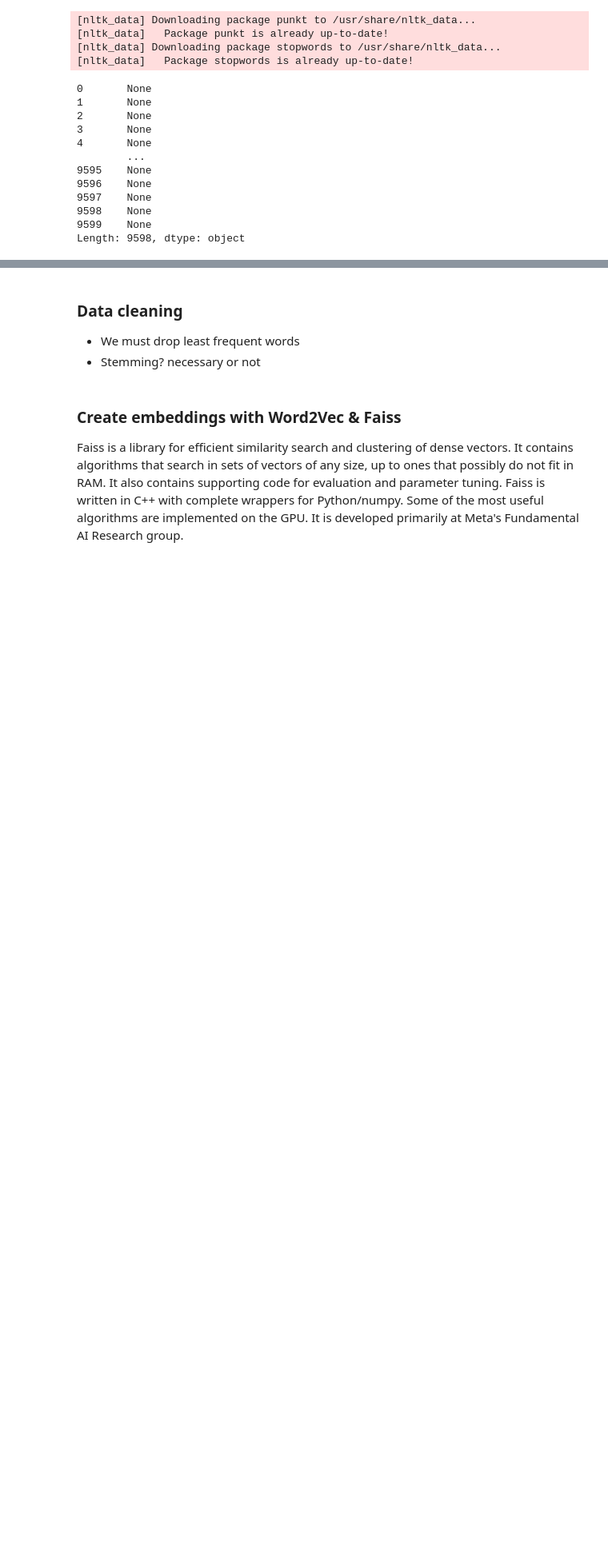
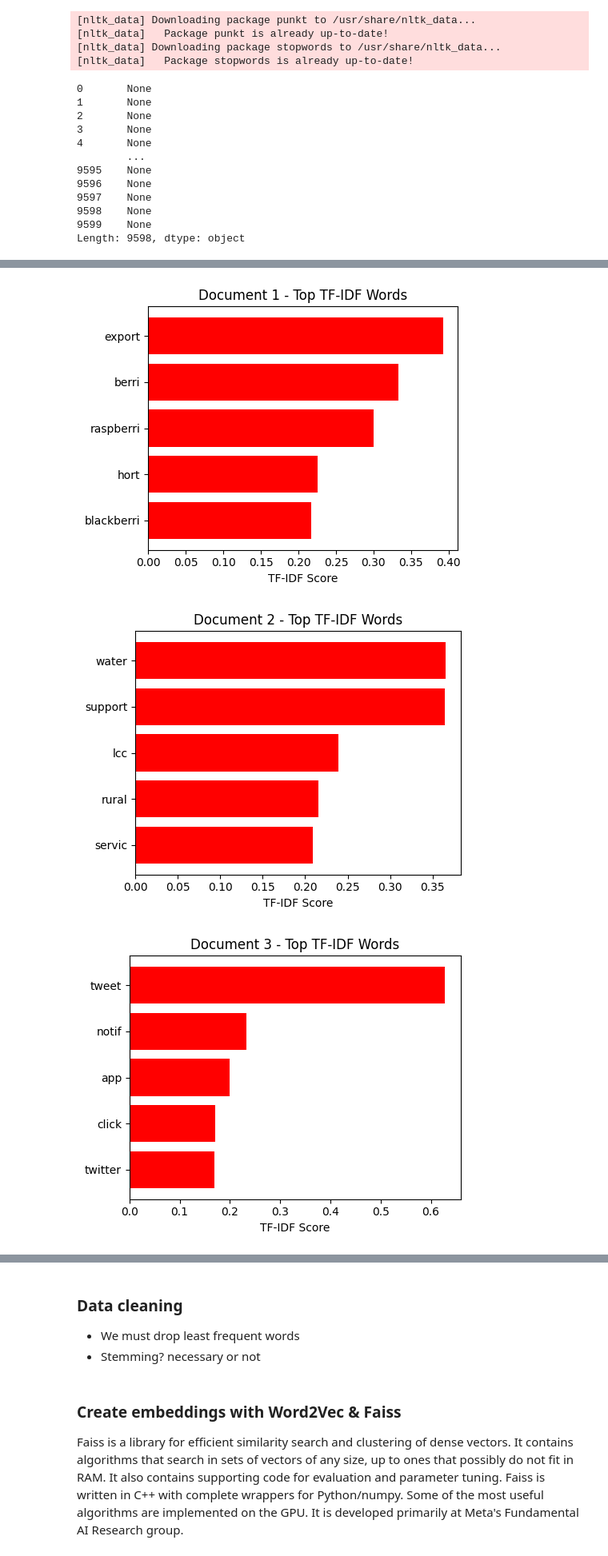
Before and after one commit to AlbertoEusebio/NLP-RAG1200, a Jupyter notebook: model_training.ipynb, the cells around one changed output, grey strips where cells are left out. Shown at 80% size. Cells and saved outputs as stored; diff of their text form; code cells hidden in the pictures; blank space fills up the shorter version.

```diff
--- a/model_training.ipynb
+++ b/model_training.ipynb
@@ -143,8 +146,10 @@ dtype: bool
 nltk.download('punkt')
 nltk.download('stopwords')
 
+
 # Initialize stopwords
 stop_words = set(stopwords.words('english'))
+stemmer = PorterStemmer()
 
 # Analyze document lengths
 context_lengths = []
@@ -153,16 +158,21 @@ vocab = set()
 
 all_tokens = []
 
+train_df_tokenized = []
+
 # Function to preprocess text
 def preprocess(text):
     tokens = word_tokenize(text.lower())
     tokens = [word for word in tokens if word.isalnum()]  # Remove punctuation
     tokens = [word for word in tokens if word not in stop_words]  # Remove stopwords
+    tokens = [stemmer.stem(word) for word in tokens]  # Apply stemming
     return tokens
 
 def append_tokens(entry):
     context_tokens = preprocess(entry['context'])
     question_tokens = preprocess(entry['question'])
+    answer_tokens = preprocess(entry['answer'])
+
     context_lengths.append(len(context_tokens))
     question_lengths.append(len(question_tokens))
     vocab.update(context_tokens)
@@ -171,6 +181,8 @@ def append_tokens(entry):
     all_tokens.extend(context_tokens)
     all_tokens.extend(question_tokens)
 
+    train_df_tokenized.append({'context': context_tokens, 'question': question_tokens, 'answer': answer_tokens})
+
 
 train_df.apply(lambda entry: append_tokens(entry), axis=1)
 # %% [output]
@@ -192,0 +302,14 @@ Length: 9598, dtype: object
+# %%
+feature_names = vectorizer_context.get_feature_names_out()
+
+# Function to get top N words for a single document
+def get_top_n_words(row, n):
+    row_data = row.toarray().flatten()
+    top_indices = row_data.argsort()[::-1][:n]
+
+    return [(feature_names[i], row_data[i]) for i in top_indices if row_data[i] > 0]
+
+N = 5
+train_df_tokenized[f'top_{N}_tfidf_words_context'] = [
+    get_top_n_words(tfidf_context[i], N) for i in range(tfidf_context.shape[0])
+]
@@ -192,0 +325,18 @@ Length: 9598, dtype: object
+# %%
+def plot_top_words_with_scores(word_score_pairs, title='Top TF-IDF Words'):
+    words, scores = zip(*word_score_pairs)
+    plt.figure(figsize=(5, 4))
+    plt.barh(words[::-1], scores[::-1], color='red')  # reverse for descending order
+    plt.xlabel('TF-IDF Score')
+    plt.title(title)
+    plt.tight_layout()
+    plt.show()
+
+# Example: visualize document 0
+for i in range(10):
+    plot_top_words_with_scores(train_df_tokenized.loc[i, f'top_{N}_tfidf_words_context'],
+                           title=f'Document {i+1} - Top TF-IDF Words')
+# %% [output]
+[figure, added]
+[figure, added]
+[figure, added]
```
Also changed, not shown: parts of 33 cells of this notebook.
